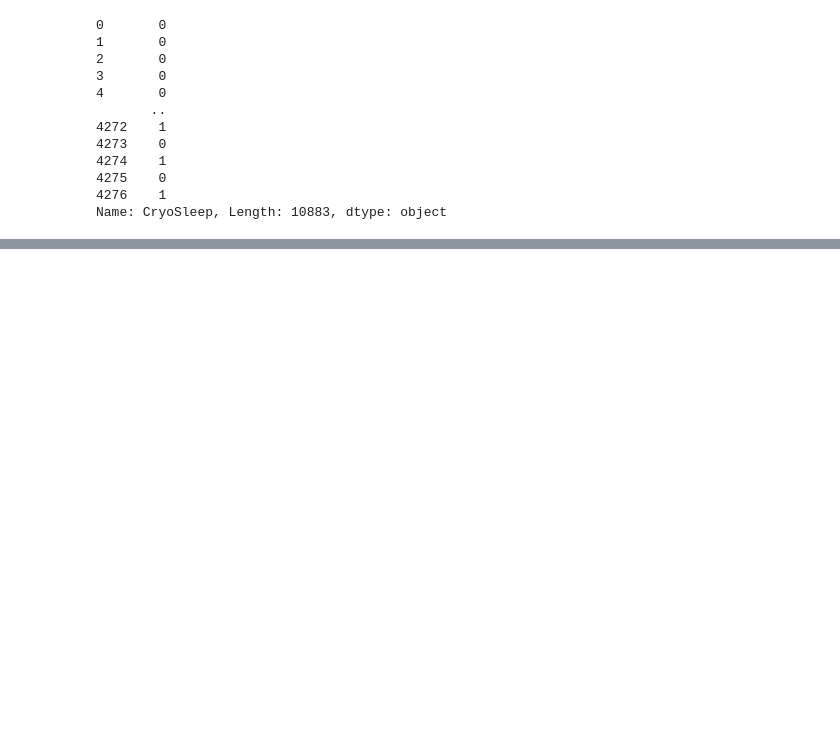
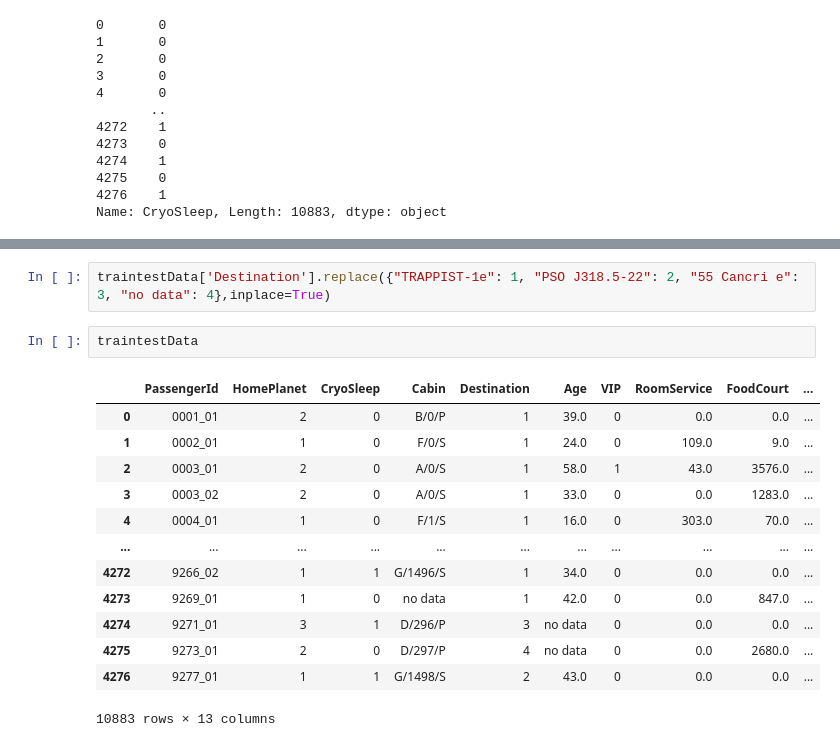
Before and after one commit to KPMallaney/TensorFlow, a Jupyter notebook: SpaceTitanic.ipynb, the cells around one changed output, grey strips where cells are left out. Drawn from its saved outputs; the diff is of its cells as text; blank space fills up the shorter version.

```diff
--- a/SpaceTitanic.ipynb
+++ b/SpaceTitanic.ipynb
@@ -354,0 +501,18 @@ Name: CryoSleep, Length: 10883, dtype: object
+# %%
+traintestData['Destination'].replace({"TRAPPIST-1e": 1, "PSO J318.5-22": 2, "55 Cancri e": 3, "no data": 4},inplace=True)
+# %%
+traintestData
+# %% [output]
+|  | PassengerId | HomePlanet | CryoSleep | Cabin | Destination | Age | VIP | RoomService | FoodCourt | ... |
+| 0 | 0001_01 | 2 | 0 | B/0/P | 1 | 39.0 | 0 | 0.0 | 0.0 | ... |
+| 1 | 0002_01 | 1 | 0 | F/0/S | 1 | 24.0 | 0 | 109.0 | 9.0 | ... |
+| 2 | 0003_01 | 2 | 0 | A/0/S | 1 | 58.0 | 1 | 43.0 | 3576.0 | ... |
+| 3 | 0003_02 | 2 | 0 | A/0/S | 1 | 33.0 | 0 | 0.0 | 1283.0 | ... |
+| 4 | 0004_01 | 1 | 0 | F/1/S | 1 | 16.0 | 0 | 303.0 | 70.0 | ... |
+| ... | ... | ... | ... | ... | ... | ... | ... | ... | ... | ... |
+| 4272 | 9266_02 | 1 | 1 | G/1496/S | 1 | 34.0 | 0 | 0.0 | 0.0 | ... |
+| 4273 | 9269_01 | 1 | 0 | no data | 1 | 42.0 | 0 | 0.0 | 847.0 | ... |
+| 4274 | 9271_01 | 3 | 1 | D/296/P | 3 | no data | 0 | 0.0 | 0.0 | ... |
+| 4275 | 9273_01 | 2 | 0 | D/297/P | 4 | no data | 0 | 0.0 | 2680.0 | ... |
+| 4276 | 9277_01 | 1 | 1 | G/1498/S | 2 | 43.0 | 0 | 0.0 | 0.0 | ... |
+10883 rows × 13 columns
```
Also changed, not shown: parts of 19 cells of this notebook.
